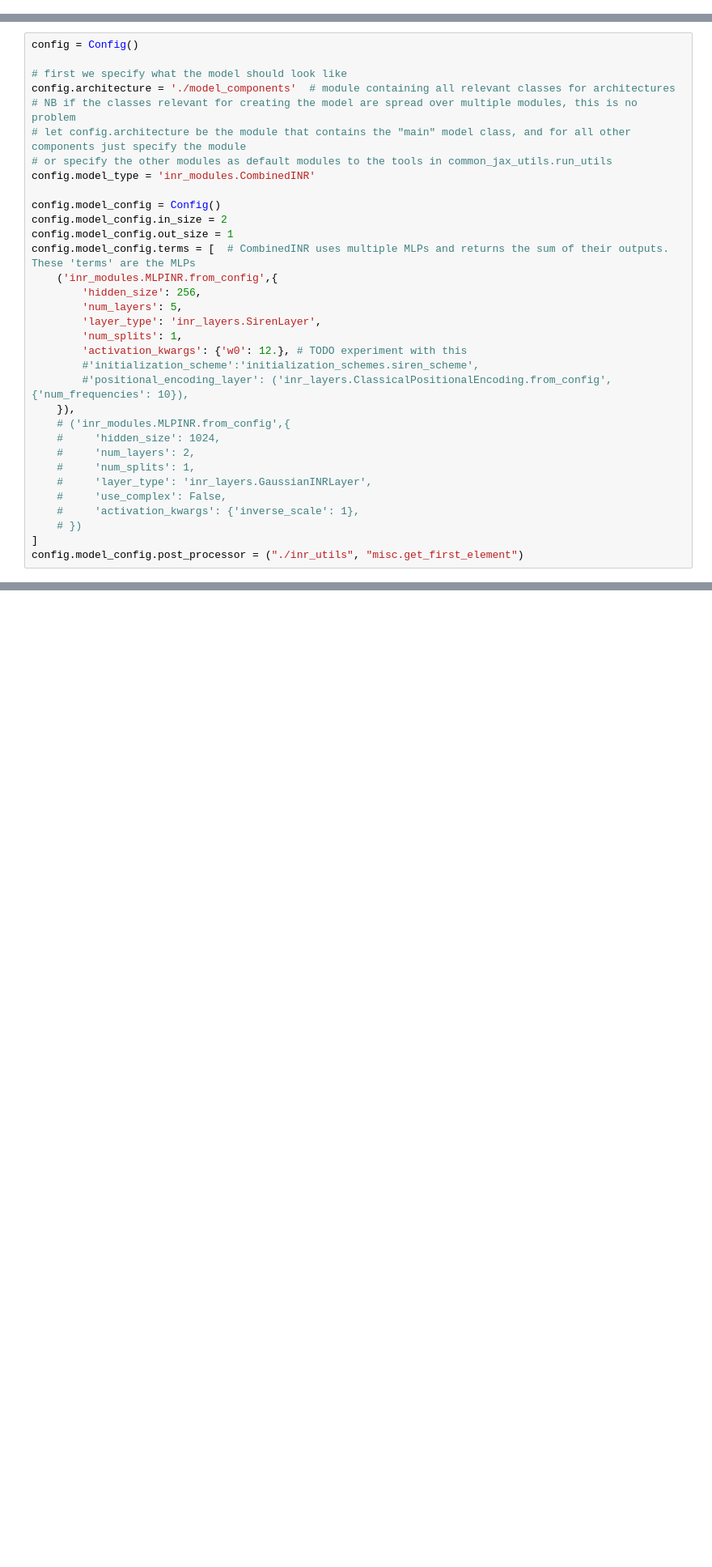
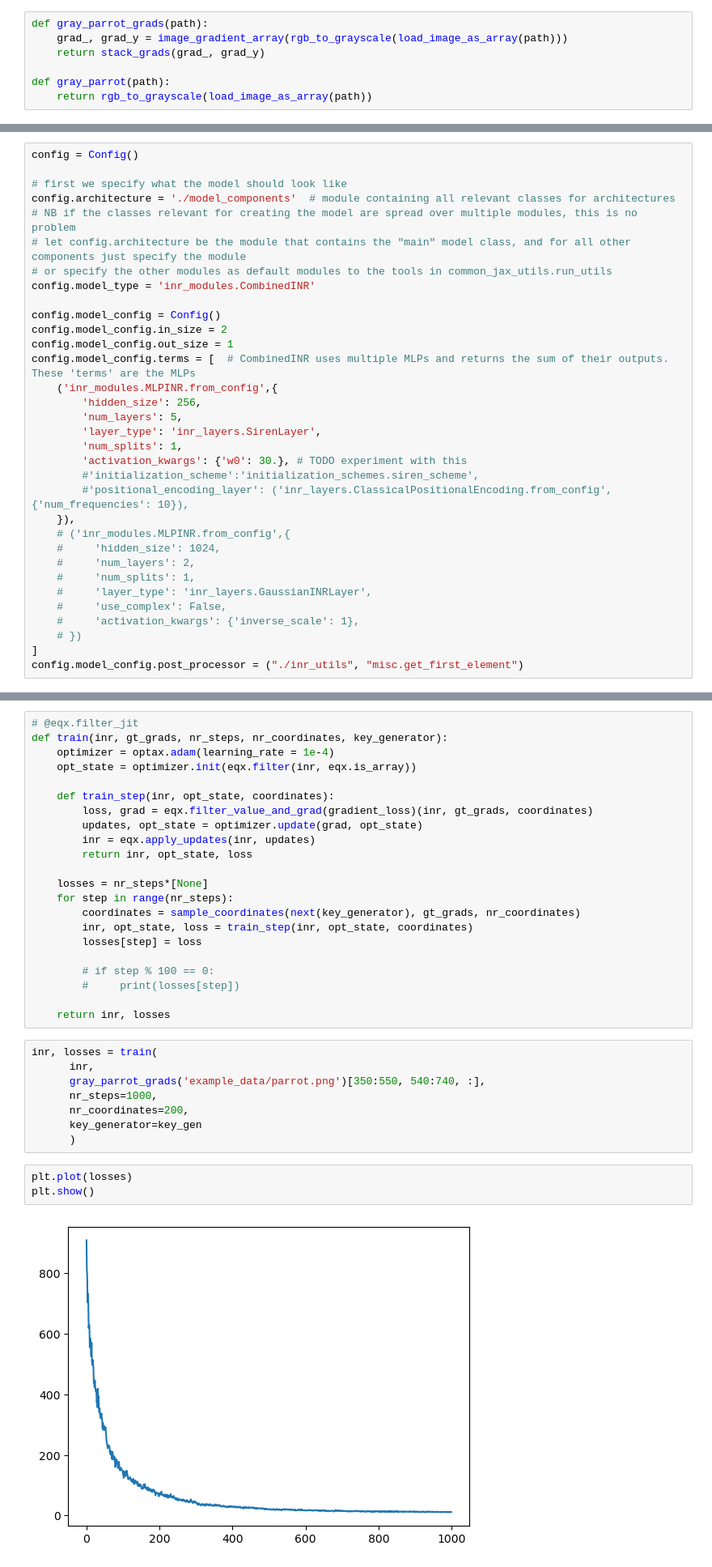
Before and after one commit to stilxam/INR_BEP, a Jupyter notebook: grad_train_trail.ipynb, the cells around one changed output, grey strips where cells are left out. Shown: that part at 81% size. Cells and saved outputs as stored; diff of their text form; blank space fills up the shorter version.

```diff
--- a/grad_train_trail.ipynb
+++ b/grad_train_trail.ipynb
@@ -20,0 +52,7 @@ wandb: Currently logged in as: simon-martinus-koop (nld). Use `wandb login --rel
+# %%
+def gray_parrot_grads(path):
+    grad_, grad_y = image_gradient_array(rgb_to_grayscale(load_image_as_array(path)))
+    return stack_grads(grad_, grad_y)
+
+def gray_parrot(path):
+    return rgb_to_grayscale(load_image_as_array(path))
@@ -37,7 +80,7 @@ config.model_config.terms = [  # CombinedINR uses multiple MLPs and returns the
         'num_layers': 5,
         'layer_type': 'inr_layers.SirenLayer',
         'num_splits': 1,
-        'activation_kwargs': {'w0': 12.}, # TODO experiment with this
+        'activation_kwargs': {'w0': 30.}, # TODO experiment with this
         #'initialization_scheme':'initialization_schemes.siren_scheme',
         #'positional_encoding_layer': ('inr_layers.ClassicalPositionalEncoding.from_config', {'num_frequencies': 10}),
     }),
@@ -99,0 +143,35 @@ Array([ 3.4059365, -1.1173221], dtype=float32)
+# %%
+# @eqx.filter_jit
+def train(inr, gt_grads, nr_steps, nr_coordinates, key_generator):
+    optimizer = optax.adam(learning_rate = 1e-4)
+    opt_state = optimizer.init(eqx.filter(inr, eqx.is_array))
+
+    def train_step(inr, opt_state, coordinates):
+        loss, grad = eqx.filter_value_and_grad(gradient_loss)(inr, gt_grads, coordinates)
+        updates, opt_state = optimizer.update(grad, opt_state)
+        inr = eqx.apply_updates(inr, updates)
+        return inr, opt_state, loss
+
+    losses = nr_steps*[None]
+    for step in range(nr_steps):
+        coordinates = sample_coordinates(next(key_generator), gt_grads, nr_coordinates)
+        inr, opt_state, loss = train_step(inr, opt_state, coordinates)
+        losses[step] = loss
+
+        # if step % 100 == 0:
+        #     print(losses[step])
+
+    return inr, losses
+# %%
+inr, losses = train(
+      inr,
+      gray_parrot_grads('example_data/parrot.png')[350:550, 540:740, :],
+      nr_steps=1000,
+      nr_coordinates=200,
+      key_generator=key_gen
+      )
+# %%
+plt.plot(losses)
+plt.show()
+# %% [output]
+[figure, added]
```
Also changed, not shown: parts of 15 cells of this notebook, 1 other file.
